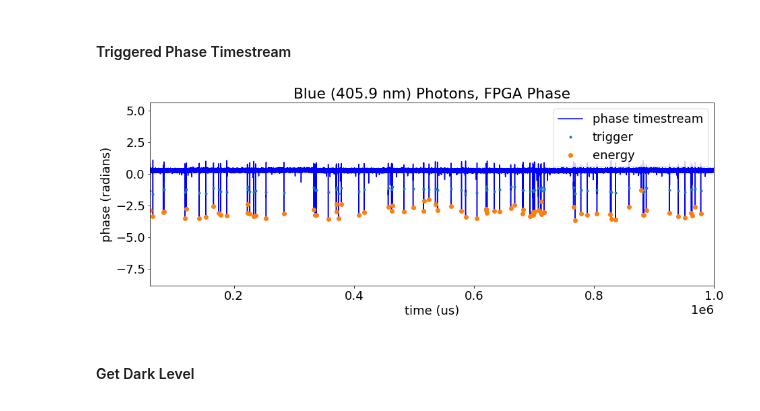
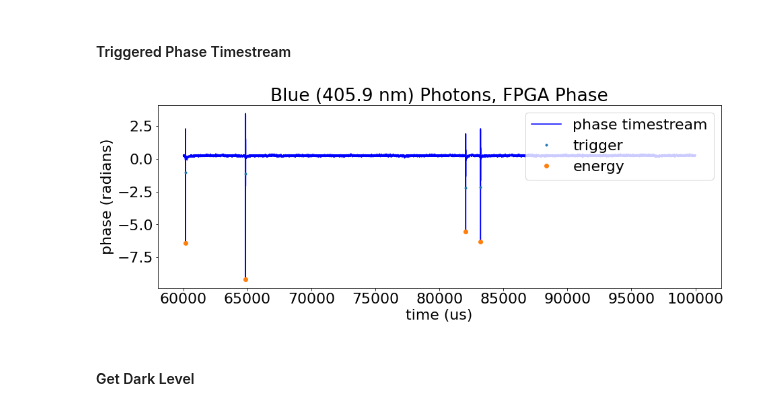
Before and after one commit to MazinLab/MKIDReadoutAnalysis, a Jupyter notebook: Optimal_Filter_R_Comparison.ipynb, the cells around one changed output. Saved outputs shown, nothing was run; the diff lists cells and outputs as text; code cells hidden in the pictures.

```diff
--- a/Optimal_Filter_R_Comparison.ipynb
+++ b/Optimal_Filter_R_Comparison.ipynb
@@ -496,11 +477,10 @@ Total photons: 21868
 # %% [markdown]
 #### Triggered Phase Timestream
 # %%
-blue_phase_readout_ofilt.plot_triggers(blue_phase_ofilt, fs=1e6, energies=True, color='blue')
-plt.xlim([60000,1000000]);
+blue_phase_readout_ofilt.plot_triggers(blue_phase_ofilt, fs=1e6, energies=True, color='blue', xlim=(60000,100000))
 plt.title('Blue (405.9 nm) Photons, FPGA Phase');
 # %% [output]
-[figure, old version]
+[figure, new version]
 # %% [markdown]
 #### Get Dark Level
 # %%
```
Also changed, not shown: parts of 24 cells of this notebook.
